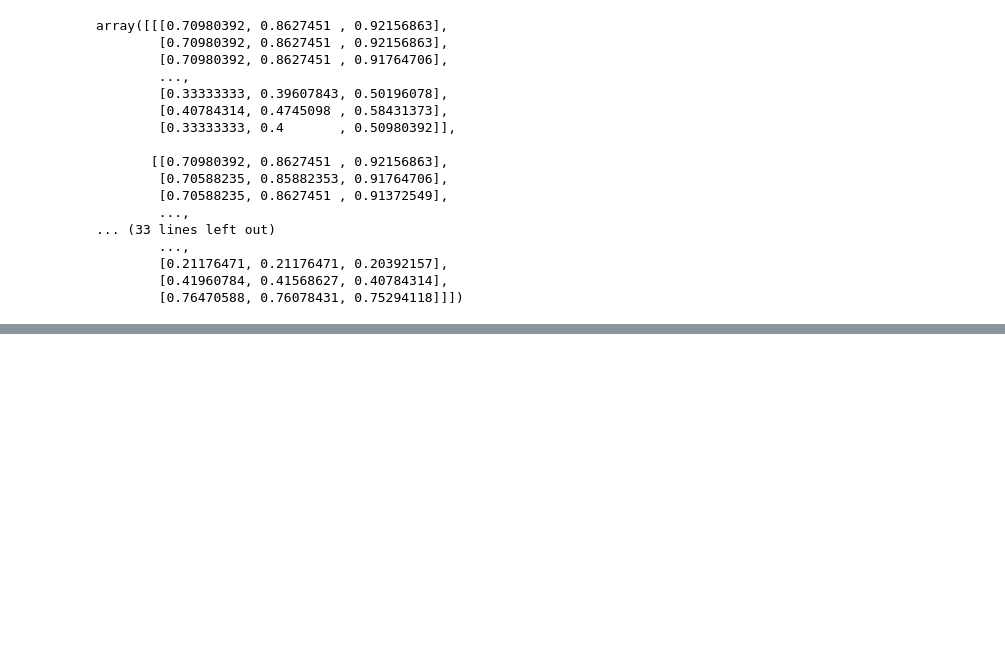
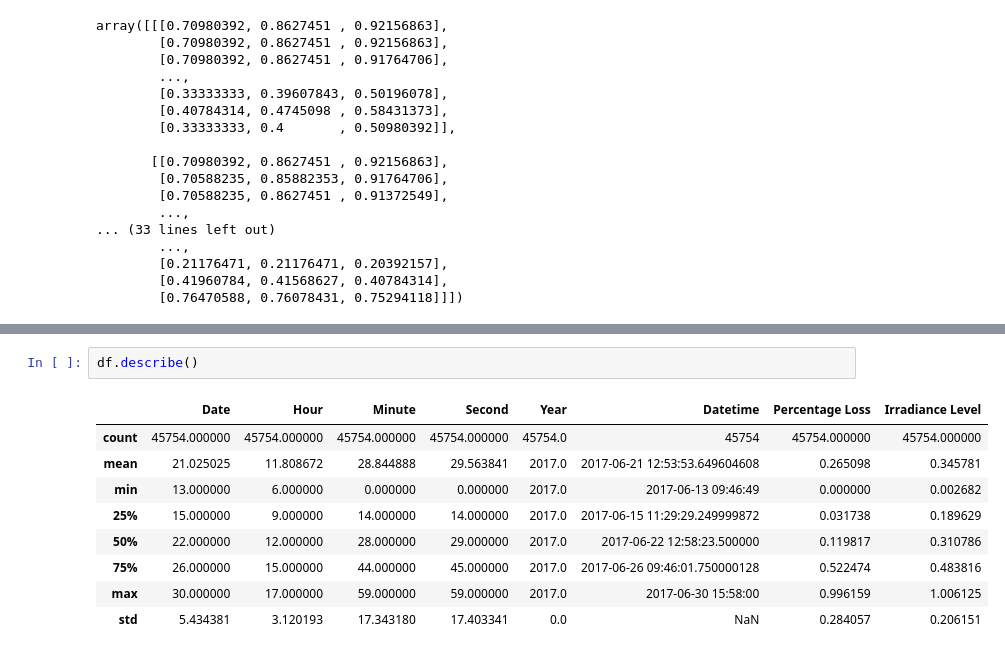
Before and after one commit to HWWer/Deep_Solar_Eye, a Jupyter notebook: notebooks/data_preparation.ipynb, the cells around one changed output, grey strips where cells are left out. Drawn from its saved outputs; the diff is of its cells as text; blank space fills up the shorter version.

```diff
--- a/notebooks/data_preparation.ipynb
+++ b/notebooks/data_preparation.ipynb
@@ -119,0 +169,12 @@ array([[[0.70980392, 0.8627451 , 0.92156863],
+# %%
+df.describe()
+# %% [output]
+|  | Date | Hour | Minute | Second | Year | Datetime | Percentage Loss | Irradiance Level |
+| count | 45754.000000 | 45754.000000 | 45754.000000 | 45754.000000 | 45754.0 | 45754 | 45754.000000 | 45754.000000 |
+| mean | 21.025025 | 11.808672 | 28.844888 | 29.563841 | 2017.0 | 2017-06-21 12:53:53.649604608 | 0.265098 | 0.345781 |
+| min | 13.000000 | 6.000000 | 0.000000 | 0.000000 | 2017.0 | 2017-06-13 09:46:49 | 0.000000 | 0.002682 |
+| 25% | 15.000000 | 9.000000 | 14.000000 | 14.000000 | 2017.0 | 2017-06-15 11:29:29.249999872 | 0.031738 | 0.189629 |
+| 50% | 22.000000 | 12.000000 | 28.000000 | 29.000000 | 2017.0 | 2017-06-22 12:58:23.500000 | 0.119817 | 0.310786 |
+| 75% | 26.000000 | 15.000000 | 44.000000 | 45.000000 | 2017.0 | 2017-06-26 09:46:01.750000128 | 0.522474 | 0.483816 |
+| max | 30.000000 | 17.000000 | 59.000000 | 59.000000 | 2017.0 | 2017-06-30 15:58:00 | 0.996159 | 1.006125 |
+| std | 5.434381 | 3.120193 | 17.343180 | 17.403341 | 0.0 | NaN | 0.284057 | 0.206151 |
```
Also changed, not shown: parts of 7 cells of this notebook, 1 other file.
